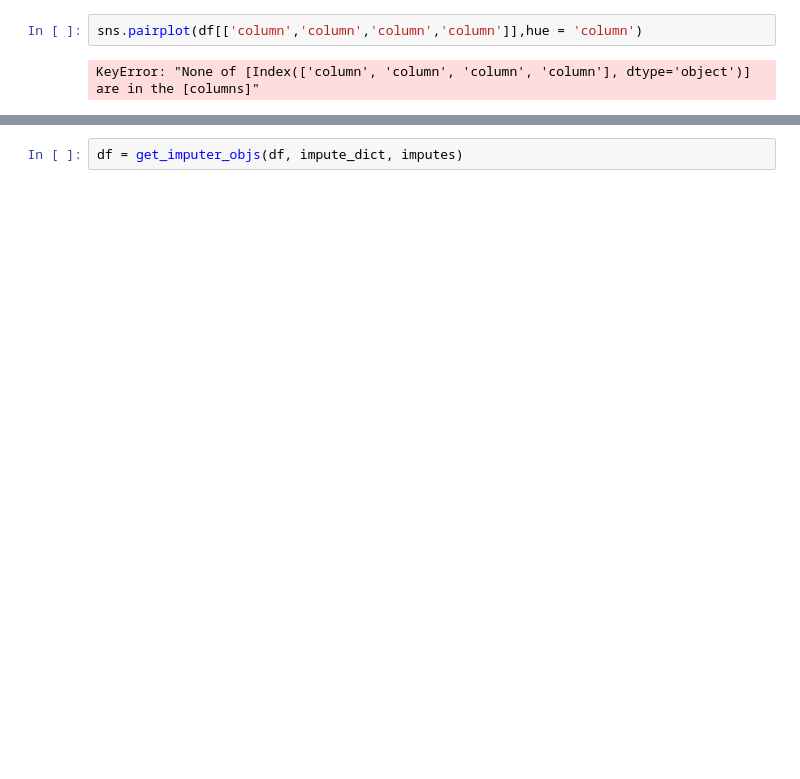
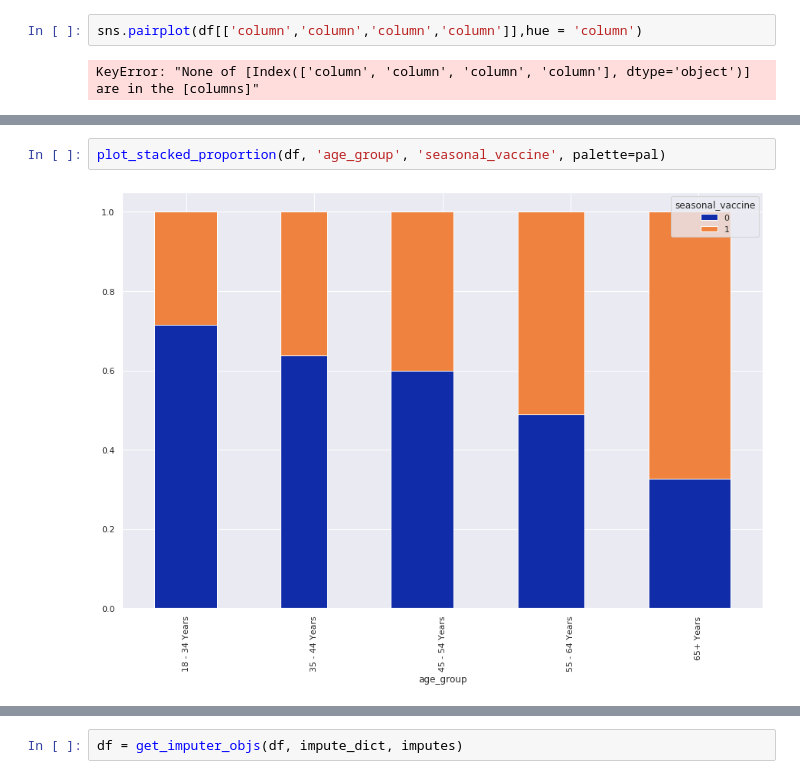
Before and after one commit to coreyryanhanson/predicting_seasonal_vaccinations, a Jupyter notebook: scratch_corey.ipynb, the cells around one changed output, grey strips where cells are left out. Drawn from its saved outputs; the diff is of its cells as text; blank space fills up the shorter version.

```diff
--- a/scratch_corey.ipynb
+++ b/scratch_corey.ipynb
@@ -81,0 +246,4 @@ array(['55 - 64 Years', '35 - 44 Years', '18 - 34 Years', '65+ Years',
+# %%
+plot_stacked_proportion(df, 'age_group', 'seasonal_vaccine', palette=pal)
+# %% [output]
+[figure, added]
```
Also changed, not shown: parts of 30 cells of this notebook, 2 other files.
